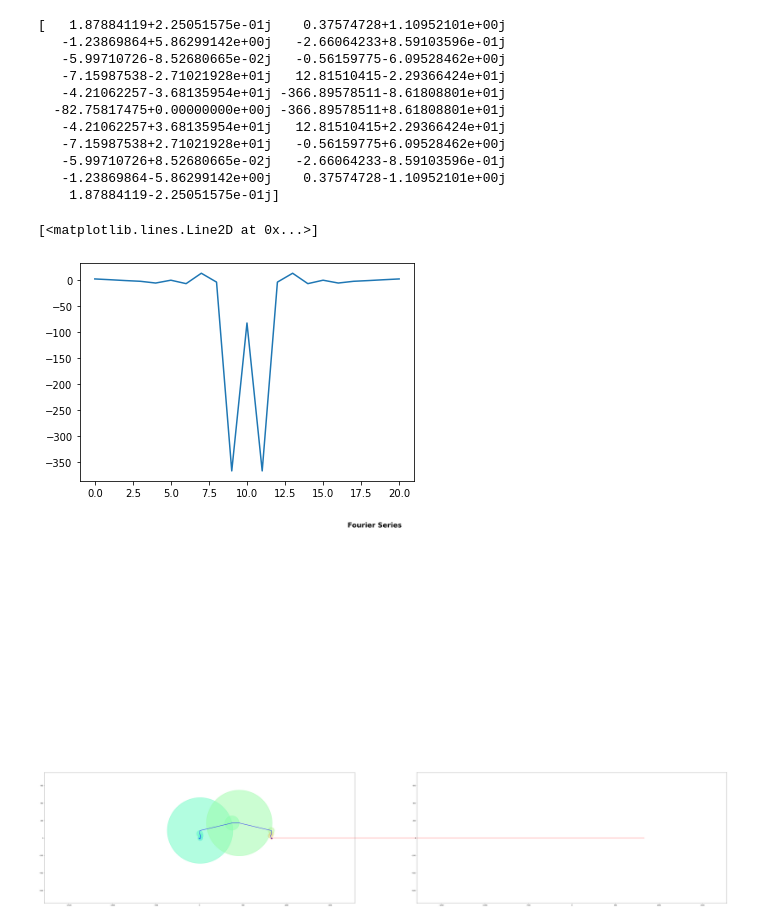
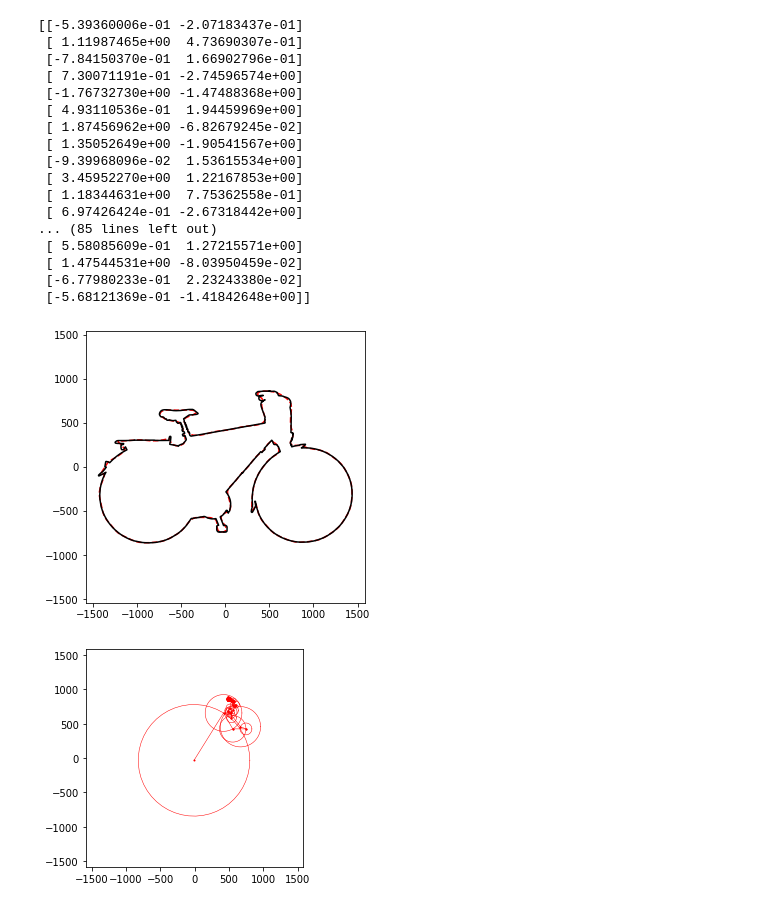
Before and after one commit to Paul30hub/Fourier_transform_drawing, a Jupyter notebook: Package/Fourier.ipynb, the cells around one changed output. Cells and saved outputs as stored; diff of their text form; code cells hidden in the pictures.

```diff
--- a/Package/Fourier.ipynb
+++ b/Package/Fourier.ipynb
@@ -21,34 +20,48 @@ print(time_table, x_table, y_table)
 # %%
-order = 10
+
+order = 50
 
 cf = Fourier(time_table, x_table, y_table,order)
-fouriercoeff = cf.coef_list(time_table, x_table, y_table,order)
+fouriercoeff = cf.coef_list(time_table, x_table, y_table, order)
 
-#print(fouriercoeff)
-
-fcoef = np.empty(len(fouriercoeff), dtype=complex)
-for i in range(len(fouriercoeff)):
-    fcoef[i] = np.complex(fouriercoeff[i][0],fouriercoeff[i][1])
-
-print(fcoef)
-
-plt.plot(fcoef)
+print(fouriercoeff)
 # %% [output]
-[   1.87884119+2.25051575e-01j    0.37574728+1.10952101e+00j
-   -1.23869864+5.86299142e+00j   -2.66064233+8.59103596e-01j
-   -5.99710726-8.52680665e-02j   -0.56159775-6.09528462e+00j
-   -7.15987538-2.71021928e+01j   12.81510415-2.29366424e+01j
-   -4.21062257-3.68135954e+01j -366.89578511-8.61808801e+01j
-  -82.75817475+0.00000000e+00j -366.89578511+8.61808801e+01j
-   -4.21062257+3.68135954e+01j   12.81510415+2.29366424e+01j
-   -7.15987538+2.71021928e+01j   -0.56159775+6.09528462e+00j
-   -5.99710726+8.52680665e-02j   -2.66064233-8.59103596e-01j
-   -1.23869864-5.86299142e+00j    0.37574728-1.10952101e+00j
-    1.87884119-2.25051575e-01j]
+[[-5.39360006e-01 -2.07183437e-01]
+ [ 1.11987465e+00  4.73690307e-01]
+ [-7.84150370e-01  1.66902796e-01]
+ [ 7.30071191e-01 -2.74596574e+00]
+ [-1.76732730e+00 -1.47488368e+00]
+ [ 4.93110536e-01  1.94459969e+00]
+ [ 1.87456962e+00 -6.82679245e-02]
+ [ 1.35052649e+00 -1.90541567e+00]
+ [-9.39968096e-02  1.53615534e+00]
+ [ 3.45952270e+00  1.22167853e+00]
+ [ 1.18344631e+00  7.75362558e-01]
+ [ 6.97426424e-01 -2.67318442e+00]
+... (85 lines left out)
+ [ 5.58085609e-01  1.27215571e+00]
+ [ 1.47544531e+00 -8.03950459e-02]
+ [-6.77980233e-01  2.23243380e-02]
+ [-5.68121369e-01 -1.41842648e+00]]
-[<matplotlib.lines.Line2D at 0x...>]
-[figure, removed]
-# %%
-an = FS(len(fouriercoeff),2,fcoef)
-an.PlotFS()
-# %% [output]
-[figure, removed]
+# %%
+space = np.linspace(0,tau,300)
+x_DFT = [cf.DFT(t, fouriercoeff, order)[0] for t in space]
+y_DFT = [cf.DFT(t, fouriercoeff, order)[1] for t in space]
+
+fig, ax = plt.subplots(figsize=(5, 5))
+ax.plot(x_DFT, y_DFT, 'r--')
+ax.plot(x_table, y_table, 'k-')
+ax.set_aspect('equal', 'datalim')
+xmin, xmax = plt.xlim()
+ymin, ymax = plt.ylim()
+
+b = DrawAnimation(x_DFT, y_DFT, fouriercoeff, order, space, [xmin, xmax, ymin, ymax])
+anim = b.visualize(x_DFT, y_DFT, fouriercoeff, order, space, [xmin, xmax, ymin, ymax])
+
+#Change based on what writer you have
+#HTML(anim.to_html5_video())
+#anim.save('pi.mp4',writer='ffmpeg')
+anim.save('velo.gif',writer='pillow')
+# %% [output]
+[figure, added]
+[figure, added]
```
Also changed, not shown: parts of 2 cells of this notebook, 26 other files.
